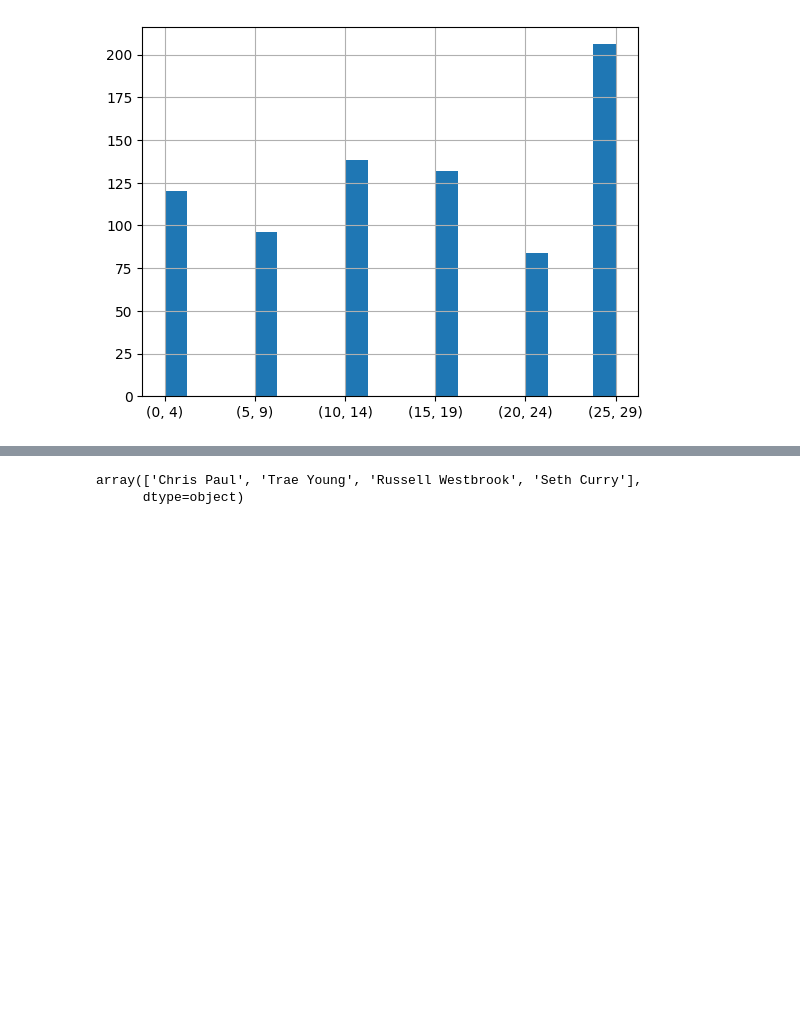
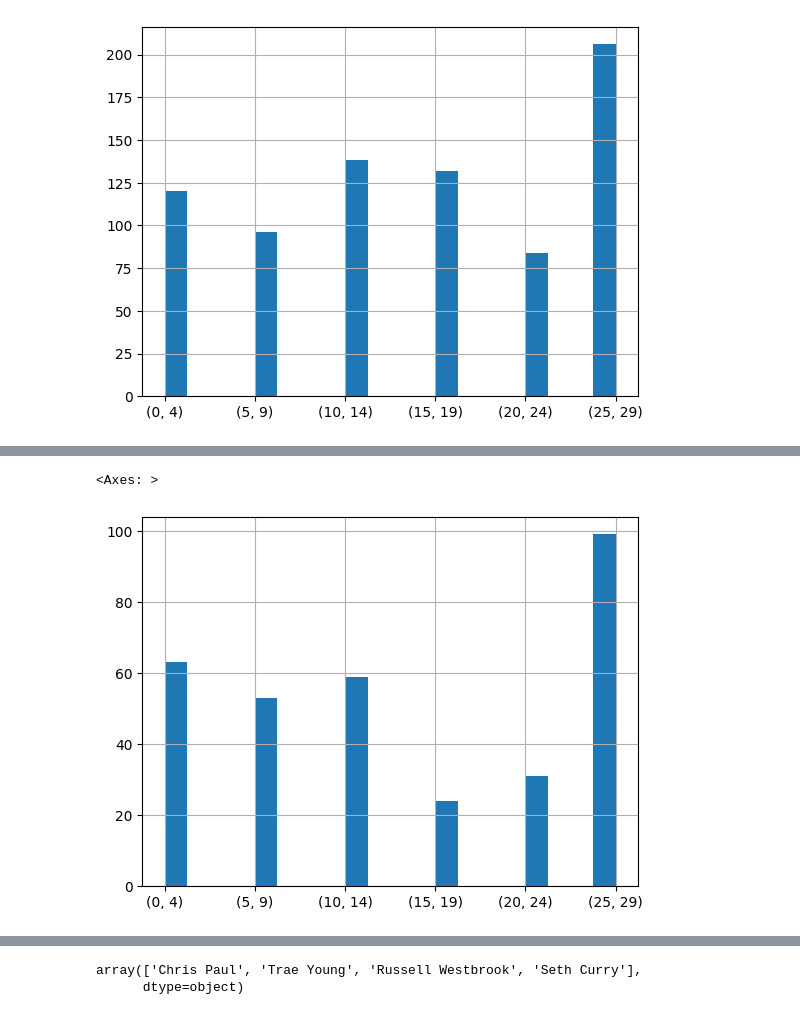
Before and after one commit to kacpersienkiewicz/NBAShootingAnalysis, a Jupyter notebook: NBAShootingAnalysis.ipynb, the cells around one changed output, grey strips where cells are left out. Saved outputs shown, nothing was run; the diff lists cells and outputs as text; code cells hidden in the pictures; blank space fills up the shorter version.

```diff
--- a/NBAShootingAnalysis.ipynb
+++ b/NBAShootingAnalysis.ipynb
@@ -48,0 +112,5 @@ df["RANGE"].hist(bins=20)
+# %%
+df[df["SHOOTER"] == 'Trae Young']["RANGE"].hist(bins=20)
+# %% [output]
+<Axes: >
+[figure, added]
```
Also changed, not shown: parts of 9 cells of this notebook.
